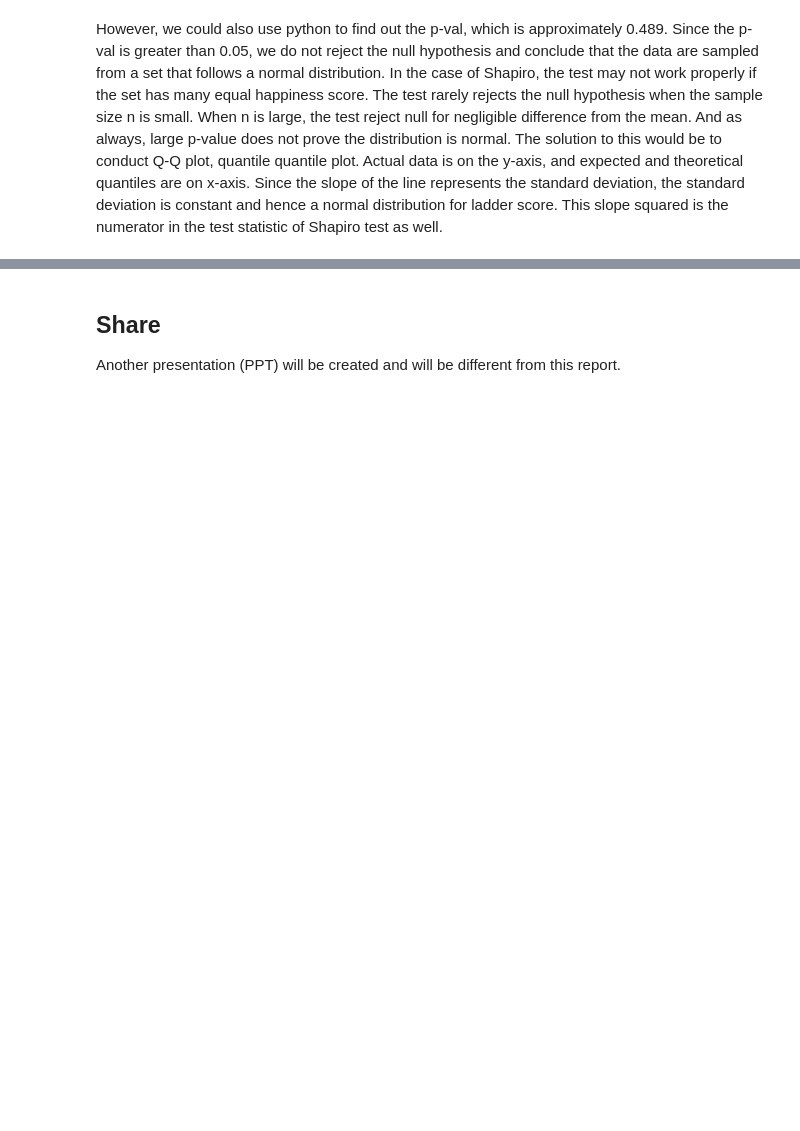
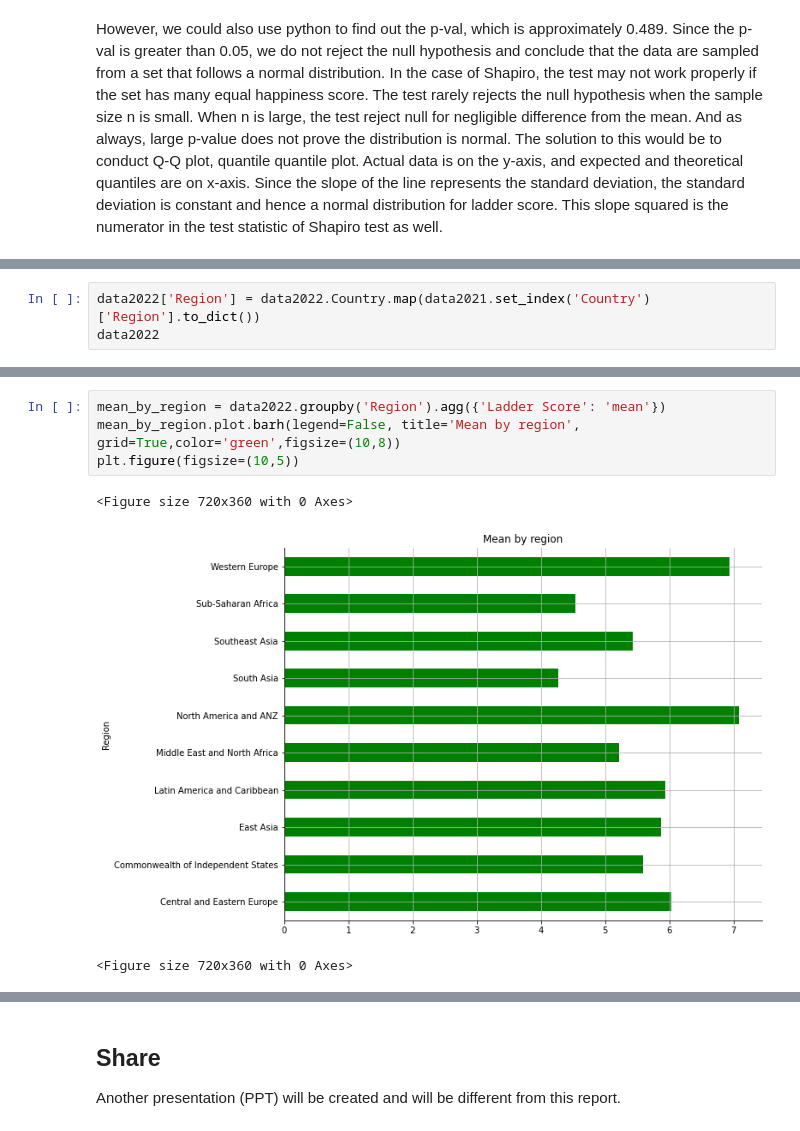
Before and after one commit to WilliamLu1999/Data-ML-Projects, a Jupyter notebook: world-happiness-data-and-statistical-analysis.ipynb, the cells around one changed output, grey strips where cells are left out. Drawn from its saved outputs; the diff is of its cells as text; blank space fills up the shorter version.

```diff
--- a/world-happiness-data-and-statistical-analysis.ipynb
+++ b/world-happiness-data-and-statistical-analysis.ipynb
@@ -375,0 +403,3 @@ In the case of Shapiro, the test may not work properly if the set has many equal
+# %%
+data2022['Region'] = data2022.Country.map(data2021.set_index('Country')['Region'].to_dict())
+data2022
@@ -375,0 +420,8 @@ In the case of Shapiro, the test may not work properly if the set has many equal
+# %%
+mean_by_region = data2022.groupby('Region').agg({'Ladder Score': 'mean'})
+mean_by_region.plot.barh(legend=False, title='Mean by region', grid=True,color='green',figsize=(10,8))
+plt.figure(figsize=(10,5))
+# %% [output]
+<Figure size 720x360 with 0 Axes>
+[figure, added]
+<Figure size 720x360 with 0 Axes>
```
Also changed, not shown: parts of 43 cells of this notebook.
